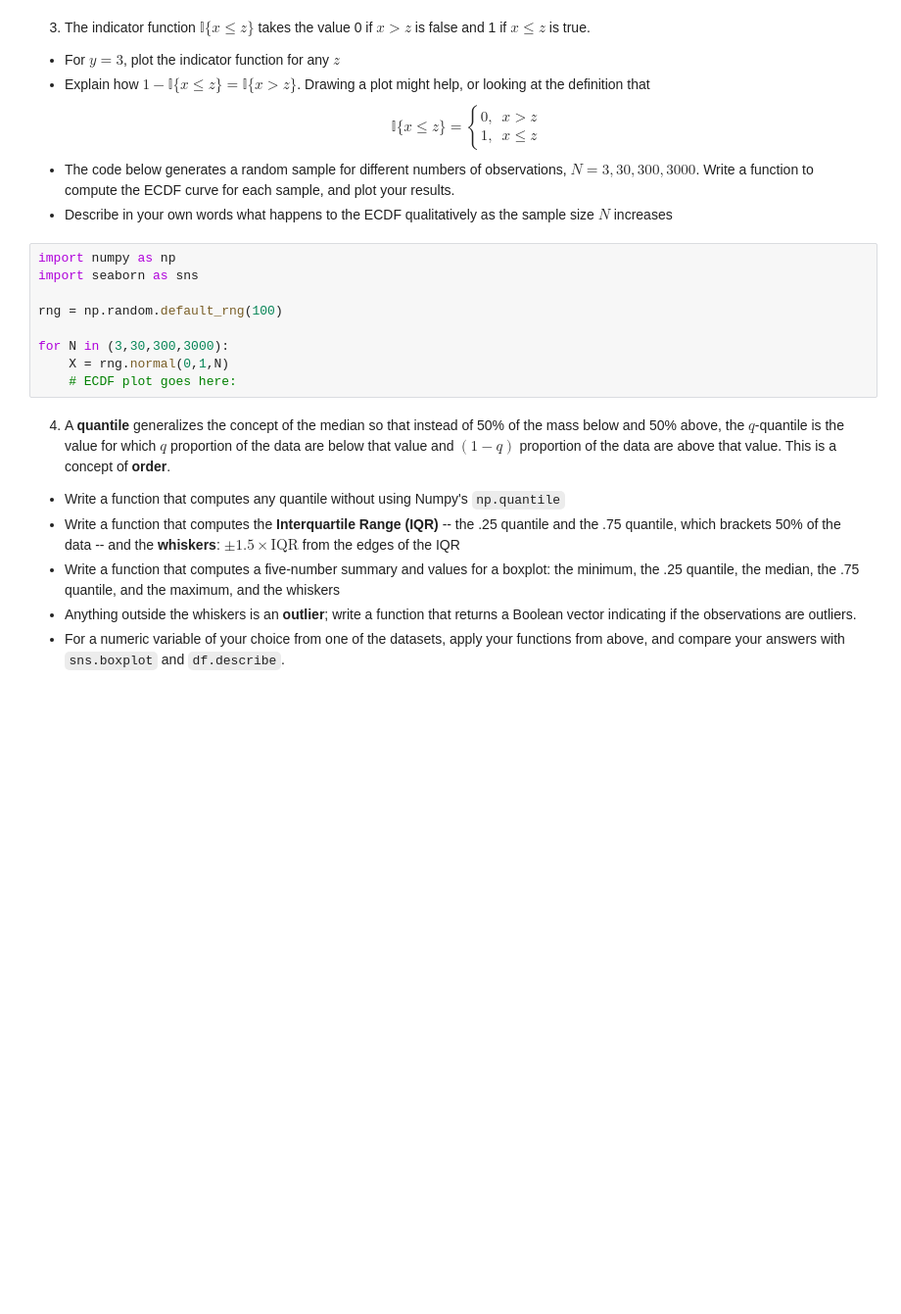
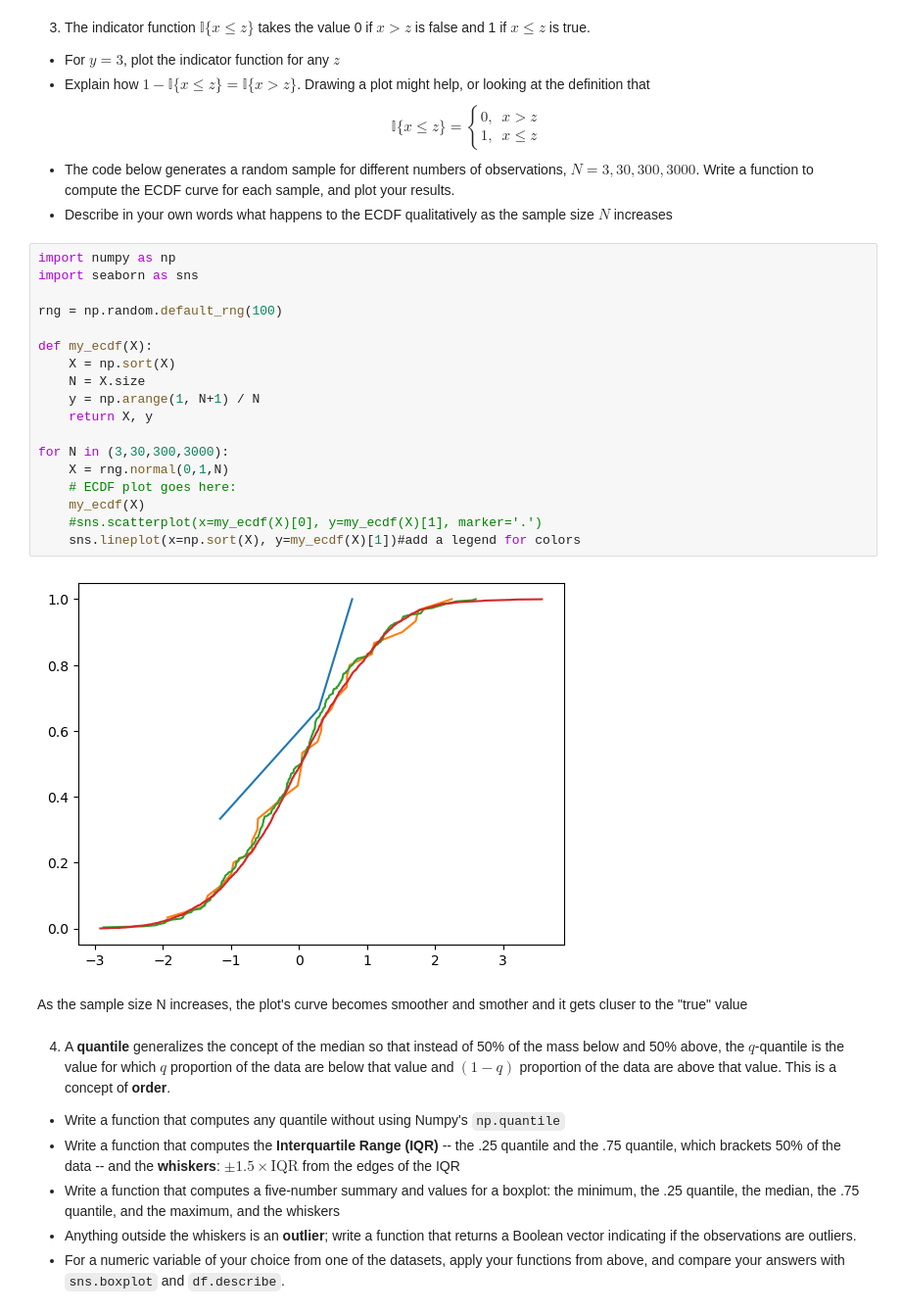
Before and after one commit to rde6mn/DS5030-Assignment2, a Jupyter notebook: assignment_2.ipynb, the cells around one changed output. Shown at 98% size. Drawn from its saved outputs; the diff is of its cells as text; blank space fills up the shorter version.

```diff
--- a/assignment_2.ipynb
+++ b/assignment_2.ipynb
@@ -111,12 +138,25 @@ $$
 # %%
 import numpy as np
 import seaborn as sns
 
 rng = np.random.default_rng(100)
 
+def my_ecdf(X):
+    X = np.sort(X)
+    N = X.size
+    y = np.arange(1, N+1) / N
+    return X, y
+
 for N in (3,30,300,3000):
     X = rng.normal(0,1,N)
     # ECDF plot goes here:
+    my_ecdf(X)
+    #sns.scatterplot(x=my_ecdf(X)[0], y=my_ecdf(X)[1], marker='.')
+    sns.lineplot(x=np.sort(X), y=my_ecdf(X)[1])#add a legend for colors
+# %% [output]
+[figure, added]
+# %% [markdown]
+As the sample size N increases, the plot's curve becomes smoother and smother and it gets cluser to the "true" value
 # %% [markdown]
 4. A **quantile** generalizes the concept of the median so that instead of 50% of the mass below and 50% above, the $q$-quantile is the value for which $q$ proportion of the data are below that value and $(1-q)$ proportion of the data are above that value. This is a concept of **order**.
 
```
Also changed, not shown: parts of 16 cells of this notebook, 1 other file.
